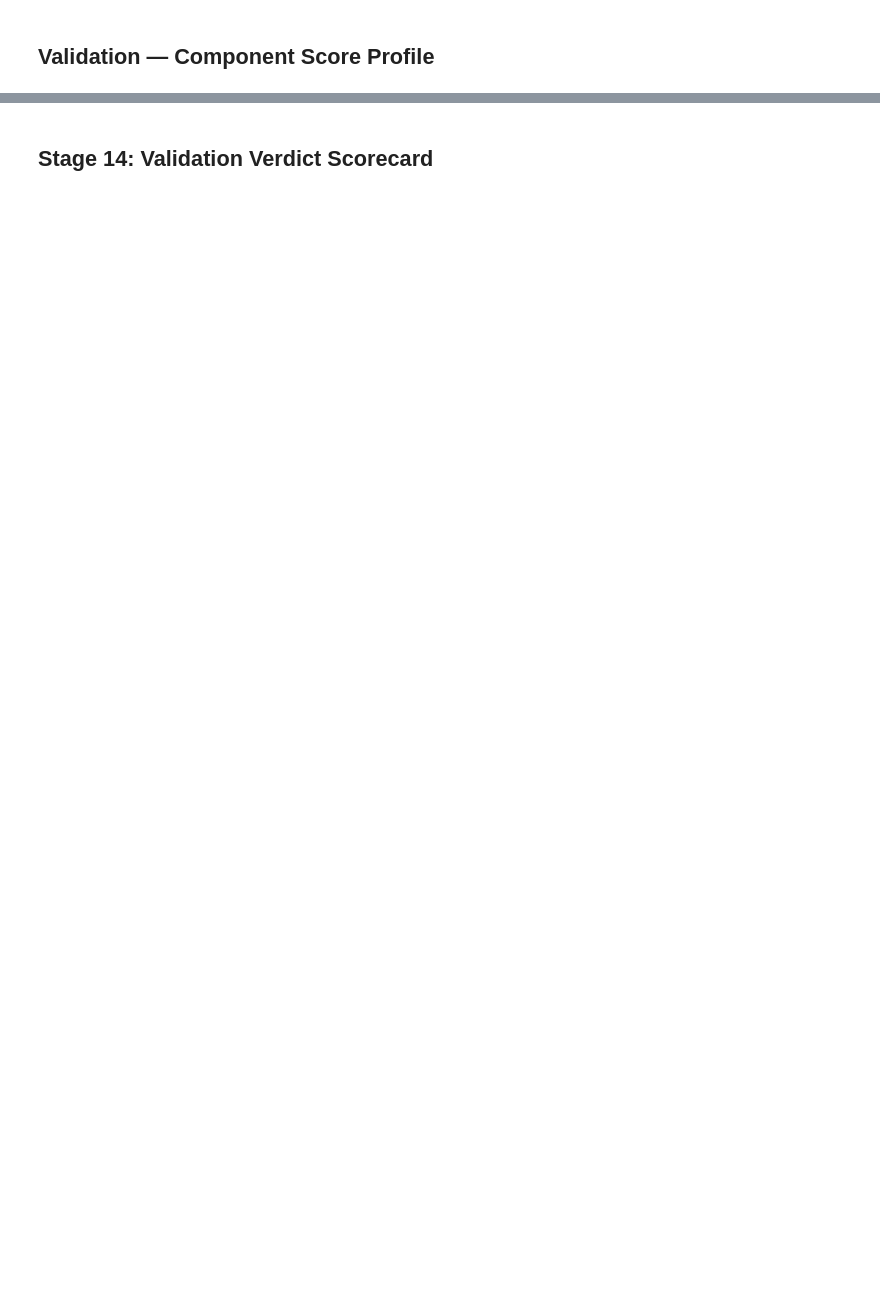
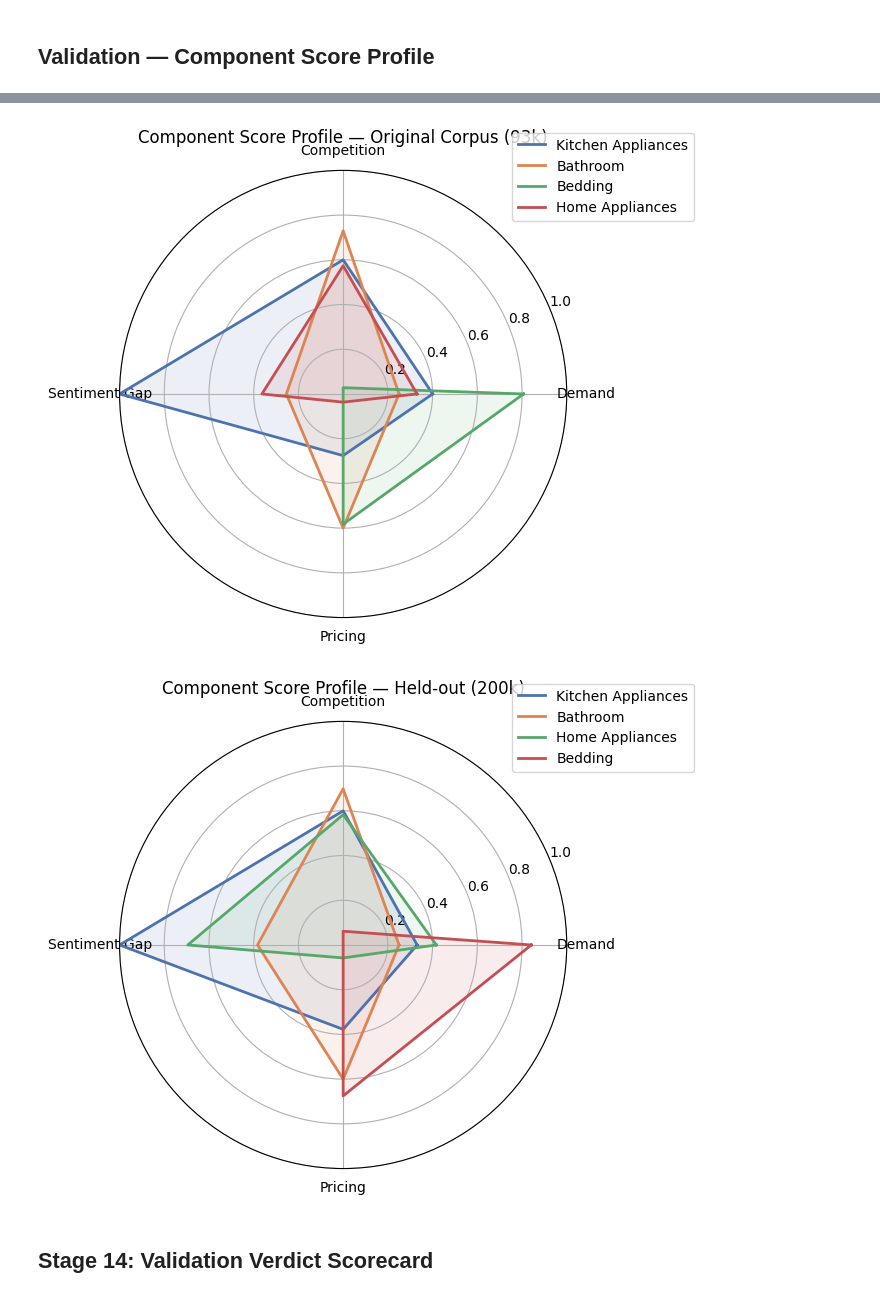
Before and after one commit to aqeel-gardezi/MSc-Project, a Jupyter notebook: notebooks/06_held_out_validation_200k_samples.ipynb, the cells around one changed output, grey strips where cells are left out. Drawn from its saved outputs; the diff is of its cells as text; code cells hidden in the pictures; blank space fills up the shorter version.

```diff
--- a/notebooks/06_held_out_validation_200k_samples.ipynb
+++ b/notebooks/06_held_out_validation_200k_samples.ipynb
@@ -1636,3 +1561,51 @@ Saved: /content/drive/MyDrive/MSc-Project/outputs/fig_200k_radar_held_out.png
+# %%
+# Step 14: Radar chart — component score profiles — two separate figures
+
+component_labels = ['Demand', 'Competition', 'Sentiment Gap', 'Pricing']
+
+original_components = {
+    'Kitchen Appliances' : [0.4004, 0.6000, 1.0000, 0.2757],
+    'Bathroom'           : [0.2500, 0.7299, 0.2540, 0.6000],
+    'Bedding'            : [0.8068, 0.0281, 0.0000, 0.5825],
+    'Home Appliances'    : [0.3303, 0.5734, 0.3634, 0.0366],
+}
+
+held_out_components = {
+    niche: [
+        composite_df.loc[niche, 'Demand'],
+        composite_df.loc[niche, 'Competition'],
+        composite_df.loc[niche, 'Sentiment Gap'],
+        composite_df.loc[niche, 'Pricing'],
+    ]
+    for niche in composite_df.index
+}
+
+def radar_chart(data_dict, title, filename):
+    angles = np.linspace(0, 2 * np.pi, len(component_labels), endpoint=False).tolist()
+    angles += angles[:1]
+
+    fig, ax = plt.subplots(figsize=(7, 7), subplot_kw=dict(polar=True))
+    colors = ['#4C72B0', '#DD8452', '#55A868', '#C44E52']
+
+    for i, (niche, vals) in enumerate(data_dict.items()):
+        vals_closed = vals + vals[:1]
+        ax.plot(angles, vals_closed, linewidth=2, label=niche, color=colors[i % len(colors)])
+        ax.fill(angles, vals_closed, alpha=0.1, color=colors[i % len(colors)])
+
+    ax.set_xticks(angles[:-1])
+    ax.set_xticklabels(component_labels)
+    ax.set_ylim(0, 1)
+    ax.set_title(title, pad=20)
+    ax.legend(loc='upper right', bbox_to_anchor=(1.3, 1.1))
+    plt.tight_layout()
+    plt.savefig(filename, dpi=150)
+    plt.show()
+
+radar_chart(original_components, 'Component Score Profile — Original Corpus (93k)', 'fig_200k_radar_original.png')
+radar_chart(held_out_components, 'Component Score Profile — Held-out (200k)', 'fig_200k_radar_held_out.png')
+# %% [output]
+[figure, added]
+[figure, added]
 # %% [markdown]
 ## Stage 14: Validation Verdict Scorecard
 # %%
```
Also changed, not shown: parts of 10 cells of this notebook.
